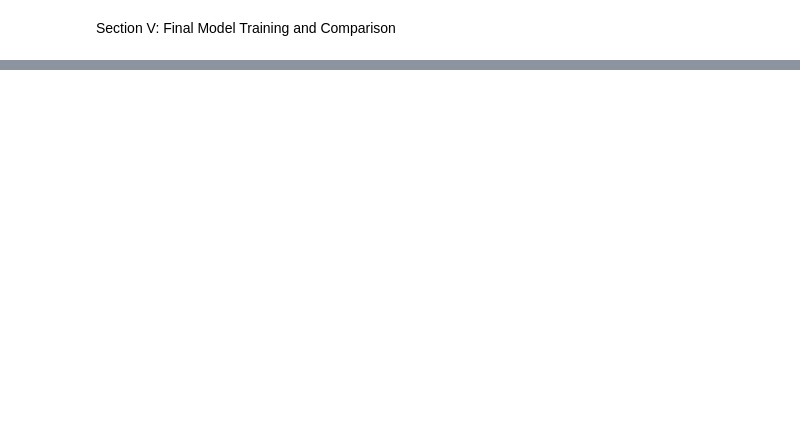
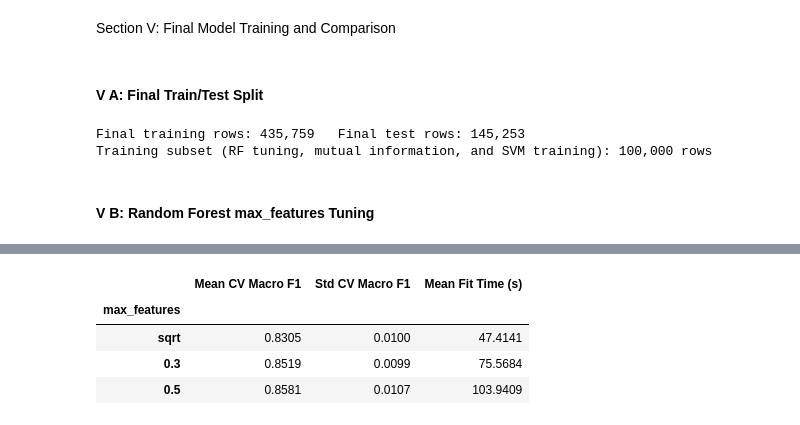
Before and after one commit to sgillihan/CSPB4622_Project1_Forest_Cover, a Jupyter notebook: Forest_Cover_Prediction_SGillihan.ipynb, the cells around one changed output, grey strips where cells are left out. Cells and saved outputs as stored; diff of their text form; code cells hidden in the pictures; blank space fills up the shorter version.

```diff
--- a/Forest_Cover_Prediction_SGillihan.ipynb
+++ b/Forest_Cover_Prediction_SGillihan.ipynb
@@ -1396,2 +1543,69 @@ Section IV Results Discussion
 # %% [markdown]
 Section V: Final Model Training and Comparison
+# %% [markdown]
+#### V A: Final Train/Test Split
+# %%
+# Section V setup: the final train/test split
+# This section uses best_params and build_svm() from the III A setup cell, so that cell needs to be run first (it runs instantly)
+# Sections II and III and the slow cells in Section IV do not need to be rerun
+
+# Split the full dataset 75/25, stratified by cover type, using the same split function as every other section
+X_train_full, X_test_full, y_train_full, y_test_full = split_features_target(df)
+print(f"Final training rows: {len(X_train_full):,}   Final test rows: {len(X_test_full):,}")
+
+# The SVM is too slow to train on all of the training rows (Section IV estimated many hours), so it is limited to a 100,000 row stratified subset of the training set
+# The same subset is also used below for the Random Forest max_features tuning and the mutual information scores, since those would also be slow on all 435k rows
+# These rows only come from the training set, so the final test set is never used for tuning in this section
+subset_rows = 100_000
+X_subset, _, y_subset, _ = train_test_split(
+    X_train_full, y_train_full,
+    train_size=subset_rows,
+    stratify=y_train_full,
+    random_state=RANDOM_STATE,
+)
+print(f"Training subset (RF tuning, mutual information, and SVM training): {len(X_subset):,} rows")
+
+# Limitation: there was no fixed holdout set in this project, and the samples in Sections II-IV were drawn from the full dataset
+# That means some of these test rows were probably also used while choosing the hyperparameters earlier, which could make the final scores slightly optimistic
+# %% [output]
+Final training rows: 435,759   Final test rows: 145,253
+Training subset (RF tuning, mutual information, and SVM training): 100,000 rows
+# %% [markdown]
+#### V B: Random Forest max_features Tuning
+# %%
+# Random Forest: small tuning step for max_features
+# max_features is the number of features each split is allowed to look at
+# The default ("sqrt") is the square root of 54, which is about 7 features, and 0.3 and 0.5 mean 30% (16 features) and 50% (27 features)
+# Looking at more features per split can make each tree stronger, but it also makes the trees more alike and slows down training
+# All the other settings stay at the values chosen in Section II (max_depth=None, n_estimators=200, class_weight=None)
+# 3-fold CV is used here instead of 5-fold to keep the run time down, since every fit uses about 67,000 rows
+# This cell takes about 5-10 minutes
+
+rf_max_features_values = ["sqrt", 0.3, 0.5]
+
+rf_mf_grid = GridSearchCV(
+    RandomForestClassifier(**best_params["Random Forest"], random_state=RANDOM_STATE),
+    param_grid={"max_features": rf_max_features_values},
+    scoring="f1_macro",
+    cv=StratifiedKFold(n_splits=3, shuffle=True, random_state=RANDOM_STATE),
+    n_jobs=-1,
+)
+
+tune_start = time.perf_counter()
+rf_mf_grid.fit(X_subset, y_subset)
+print(f"Tuning took {(time.perf_counter() - tune_start) / 60:.1f} min")
+
+# Table of the results for each max_features value, in the order they were tested
+rf_mf_results = pd.DataFrame(rf_mf_grid.cv_results_)
+rf_mf_table = pd.DataFrame({
+    "max_features": [str(v) for v in rf_max_features_values],
+    "Mean CV Macro F1": rf_mf_results["mean_test_score"].values,
+    "Std CV Macro F1": rf_mf_results["std_test_score"].values,
+    "Mean Fit Time (s)": rf_mf_results["mean_fit_time"].values,
+}).set_index("max_features")
+
+# The final Random Forest keeps the Section II settings and uses the max_features value with the highest mean CV macro F1
+final_rf_params = {**best_params["Random Forest"], "max_features": rf_mf_grid.best_params_["max_features"]}
+print("Final Random Forest settings:", final_rf_params)
+rf_mf_table.round(4)
+# %% [output]
@@ -1397,0 +1614,5 @@ Section V: Final Model Training and Comparison
+|  | Mean CV Macro F1 | Std CV Macro F1 | Mean Fit Time (s) |
+| max_features |  |  |  |
+| sqrt | 0.8305 | 0.0100 | 47.4141 |
+| 0.3 | 0.8519 | 0.0099 | 75.5684 |
+| 0.5 | 0.8581 | 0.0107 | 103.9409 |
```
Also changed, not shown: parts of 20 cells of this notebook.
